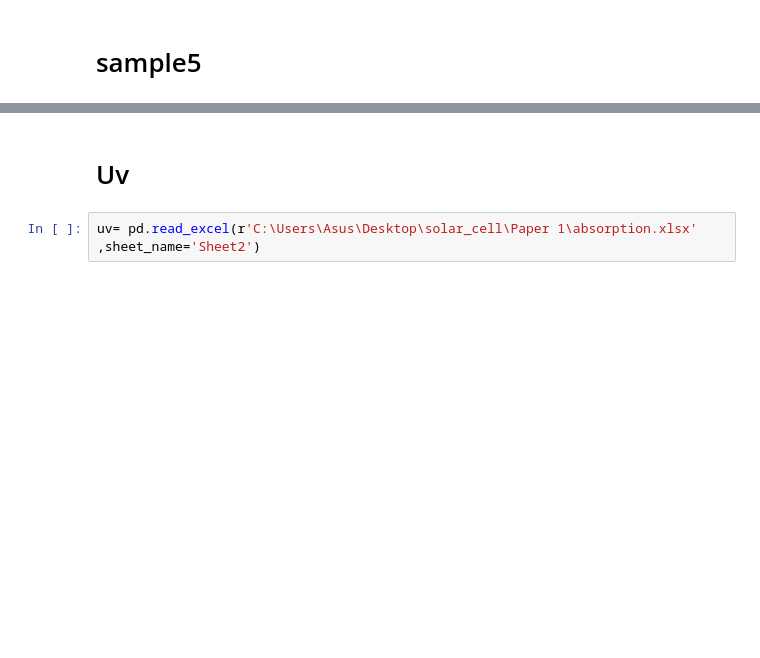
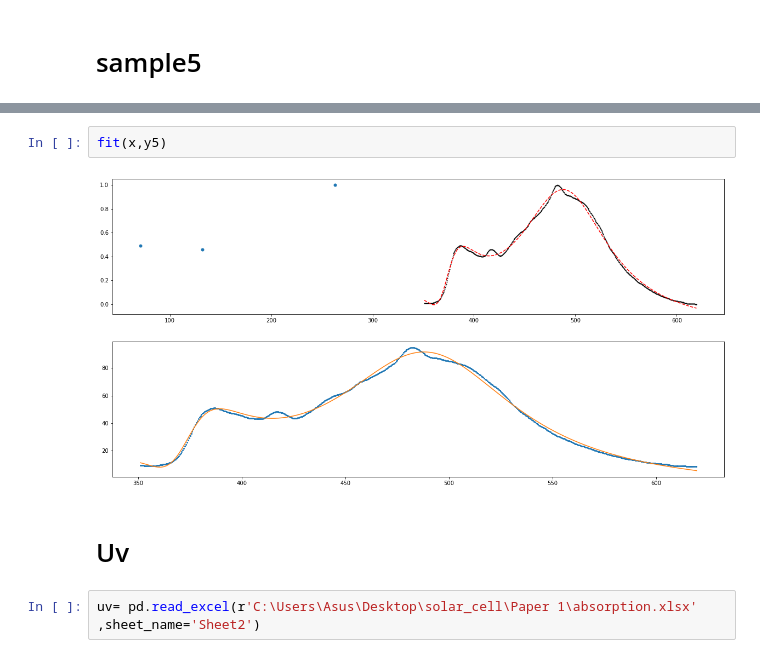
Before and after one commit to mmortazavi/ml_demystified, a Jupyter notebook: projects/solarcell/pl/fwhm.ipynb, the cells around one changed output, grey strips where cells are left out. Saved outputs shown, nothing was run; the diff lists cells and outputs as text; blank space fills up the shorter version.

```diff
--- a/projects/solarcell/pl/fwhm.ipynb
+++ b/projects/solarcell/pl/fwhm.ipynb
@@ -682,3 +220,7 @@ plt.show()
+# %%
+fit(x,y5)
+# %% [output]
+[figure, added]
 # %% [markdown]
 # Uv
 # %%
```
Also changed, not shown: parts of 44 cells of this notebook.
